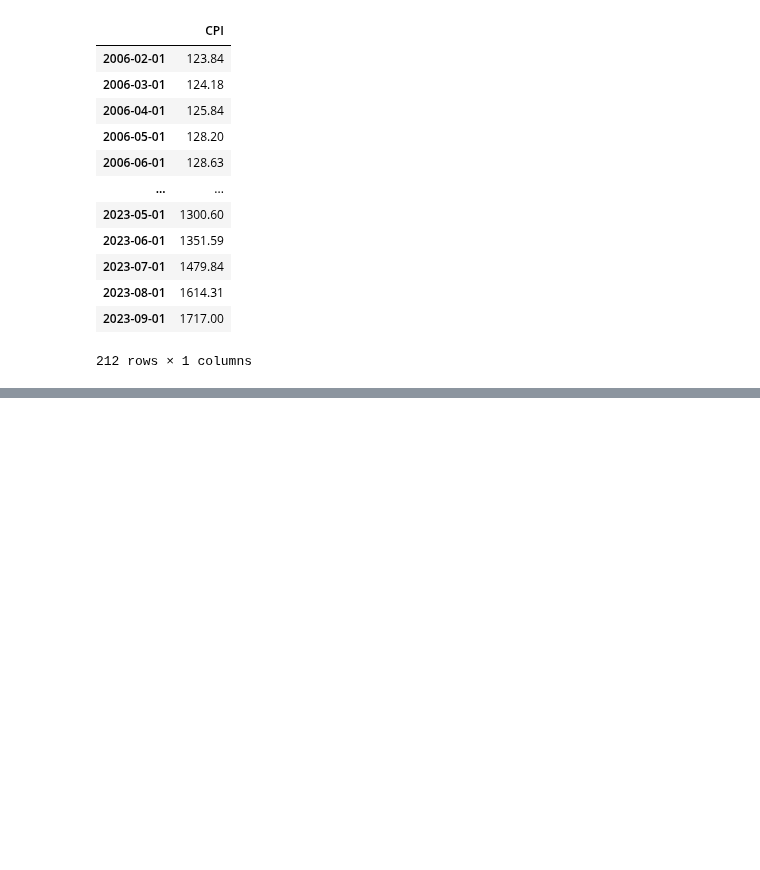
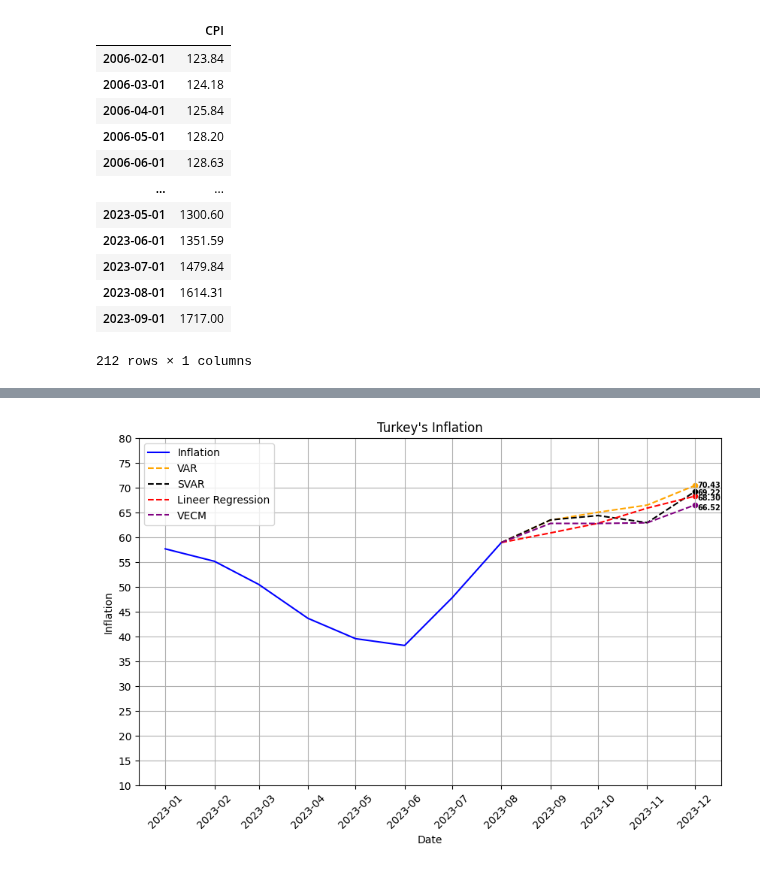
Before and after one commit to kaboya19/InflationForecast, a Jupyter notebook: InflationForecast.ipynb, the cells around one changed output, grey strips where cells are left out. Cells and saved outputs as stored; diff of their text form; code cells hidden in the pictures; blank space fills up the shorter version.

```diff
--- a/InflationForecast.ipynb
+++ b/InflationForecast.ipynb
@@ -764,0 +424,4 @@ plt.show()
+# %%
+from sklearn.model_selection import train_test_split
+
+X_train, X_test, y_train, y_test = train_test_split(X, y, test_size=0.3, random_state=42)
@@ -764,0 +764,6 @@ plt.show()
+# %%
+dates=pd.date_range('2023-09-01','2024-09-01' , freq='1M')-pd.offsets.MonthBegin(1)
+tahmin5=pd.DataFrame(forecast["TÜFE"])
+tahmin5=tahmin5.set_index(dates)
+tahmin5.columns=["TÜFE"]
+tahmin5
@@ -764,0 +784,4 @@ plt.show()
+# %%
+data["random_walk_component"] = data['Döviz Kuru'].shift(1)
+data=data.dropna()
+data
@@ -764,0 +880,6 @@ plt.show()
+# %%
+dates=pd.date_range('2023-09-01','2024-09-01' , freq='1M')-pd.offsets.MonthBegin(1)
+tahmin6=pd.DataFrame(forecast["TÜFE"])
+tahmin6=tahmin6.set_index(dates)
+tahmin6.columns=["TÜFE"]
+tahmin6
@@ -764,0 +1013,76 @@ plt.show()
+# %%
+dates=pd.date_range('2008-02-01','2026-02-01' , freq='1M')-pd.offsets.MonthBegin(1)
+
+
+
+
+
+
+# Grafik çizdirelim
+plt.figure(figsize=(10, 6))
+plt.plot(dff.iloc[191:199]["yillik_enflasyon_orani"], label='Inflation', color='blue')
+#plt.plot(dfas2.iloc[198:203]["yillik_enflasyon_orani"],'--', label='Forecast with monetary tightening', color='green')
+plt.plot(dfas6.iloc[198:203]["yillik_enflasyon_orani"],'--',label='VAR', color='orange'    )
+plt.plot(dfas5.iloc[198:203]["yillik_enflasyon_orani"],'--',label='SVAR', color='black')
+plt.plot(dff.iloc[198:203]["yillik_enflasyon_orani"],'--',label='Lineer Regression', color='red')
+plt.plot(dfas4.iloc[198:203]["yillik_enflasyon_orani"],'--',label='VECM', color='purple')
+
+
+
+plt.xlabel('Date')
+plt.ylabel('Inflation')
+plt.xticks(dff.iloc[191:212].index, dff.iloc[191:212].index.strftime('%Y-%m'), rotation=45)
+y_max = int(max(dff["yillik_enflasyon_orani"].iloc[191:212]))
+y_min = 10
+y_interval = 0.5
+y_ticks = [y_min]
+while y_ticks[-1] < y_max:
+    y_ticks.append(y_ticks[-1] + 5)
+
+son_dort_veri=dff["yillik_enflasyon_orani"].iloc[202:203]
+son_dort_veri3=dfas4["yillik_enflasyon_orani"].iloc[202:203]
+son_dort_veri4=dfas5["yillik_enflasyon_orani"].iloc[202:203]
+son_dort_veri5=dfas6["yillik_enflasyon_orani"].iloc[202:203]
+
+
+# Y ekseni etiketlerini ayarlama
+for i, v in enumerate(son_dort_veri):
+    plt.annotate(f'{v:.2f}', (son_dort_veri.index[i], v), xytext=(3, -4), textcoords='offset points', fontsize=7,
+                 color='black', fontweight='bold')
+    plt.scatter(son_dort_veri.index,son_dort_veri,color='red',s=20)
+
+
+for i, v in enumerate(son_dort_veri3):
+    plt.annotate(f'{v:.2f}', (son_dort_veri3.index[i], v), xytext=(3, -5), textcoords='offset points', fontsize=7,
+                 color='black', fontweight='bold')
+    plt.scatter(son_dort_veri3.index,son_dort_veri3,color='purple',s=20)
+
+for i,v in enumerate(son_dort_veri4):
+    plt.annotate(f'{v:.2f}', (son_dort_veri4.index[i], v), xytext=(3, -3), textcoords='offset points', fontsize=7,
+                 color='black', fontweight='bold')
+    plt.scatter(son_dort_veri4.index,son_dort_veri4,color='black',s=20)
+
+
+for i,v in enumerate(son_dort_veri5):
+    plt.annotate(f'{v:.2f}', (son_dort_veri5.index[i], v), xytext=(3, -2), textcoords='offset points', fontsize=7,
+                 color='black', fontweight='bold')
+    plt.scatter(son_dort_veri5.index,son_dort_veri5,color='orange',s=20)
+
+#for i,v in enumerate(son_dort_veri6):
+ #   plt.annotate(f'{v:.2f}', (son_dort_veri5.index[i], v), xytext=(3, -4), textcoords='offset points', fontsize=7,
+  #               color='black', fontweight='bold')
+   # plt.scatter(son_dort_veri6.index,son_dort_veri6,color='green',s=20)
+
+
+
+
+
+
+# Y ekseni etiketlerini ayarlama
+plt.yticks(y_ticks)
+plt.title("Turkey's Inflation")
+plt.legend()
+plt.grid(True)
+plt.show()
+# %% [output]
+[figure, added]
```
Also changed, not shown: parts of 48 cells of this notebook.
